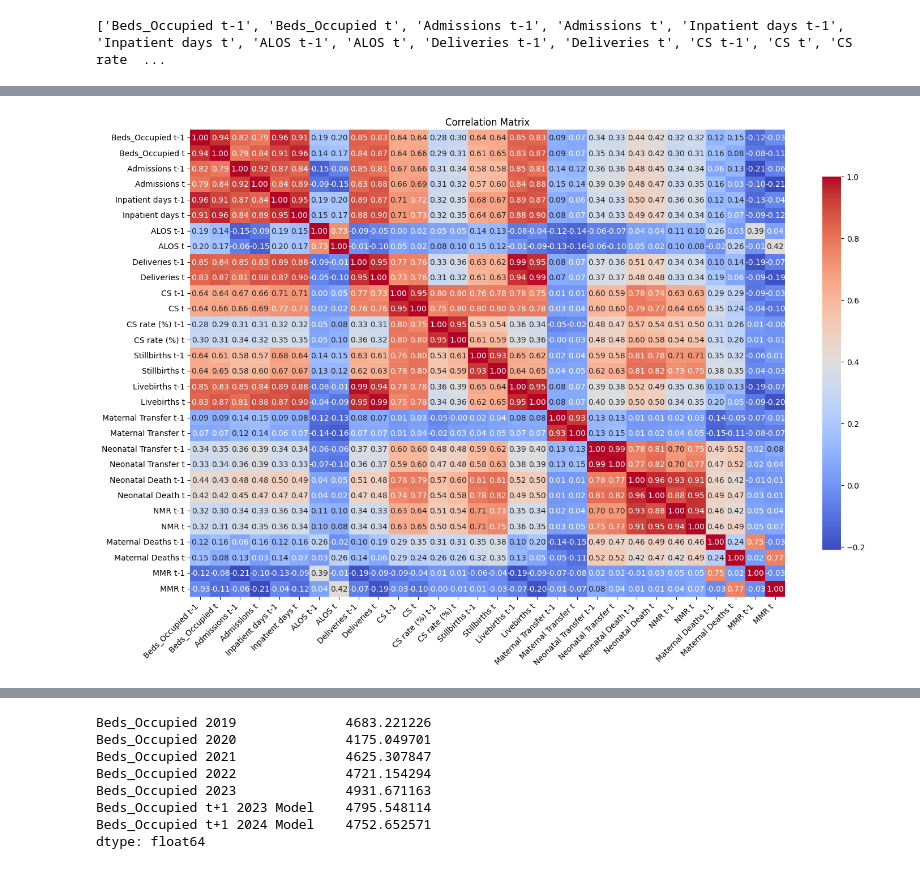
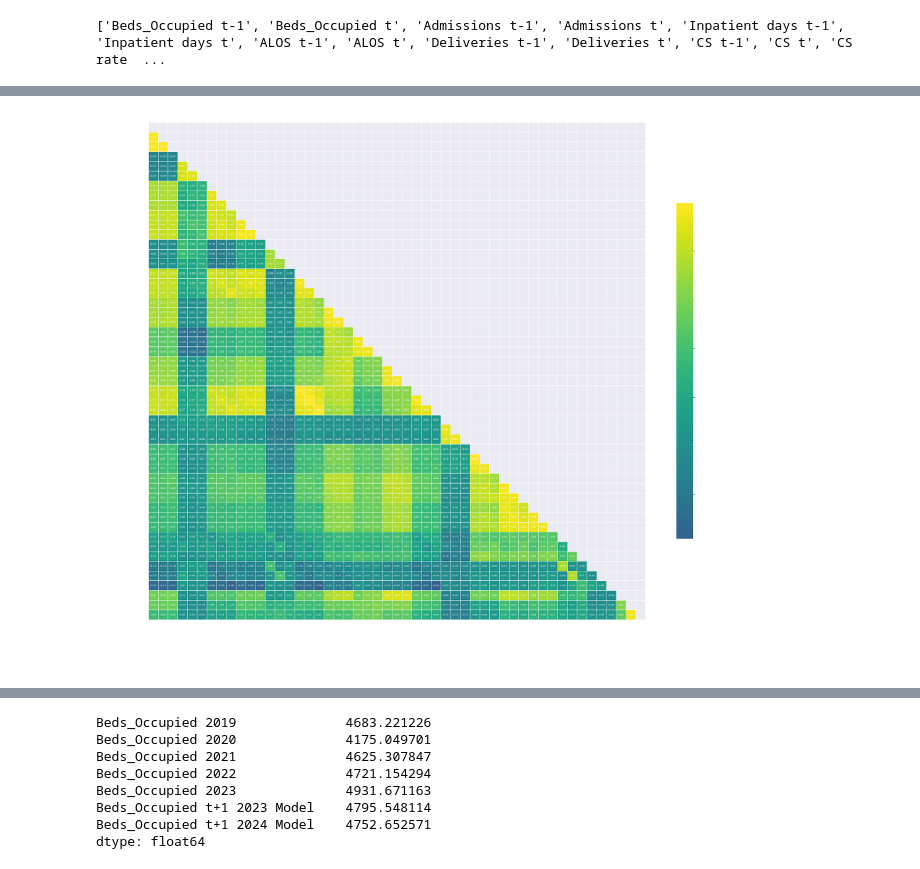
Before and after one commit to DhammaParrot/Uzbekistan, a Jupyter notebook: test_build.ipynb, the cells around one changed output, grey strips where cells are left out. Drawn from its saved outputs; the diff is of its cells as text; code cells hidden in the pictures.

```diff
--- a/test_build.ipynb
+++ b/test_build.ipynb
@@ -153,7 +154,7 @@ def transform_df_multi_prefix(df, prefixes):
     return combined_transformed_df
 
 # List of prefixes to transform
-prefixes = ["Beds_Occupied", "Admissions", "Inpatient days","ALOS","Deliveries","CS","CS rate (%)", "Stillbirths","Livebirths","Maternal Transfer","Neonatal Transfer", "Neonatal Death",
+prefixes = ["Beds", "BOR", "Admissions", "Inpatient days","ALOS","Deliveries","CS","CS rate (%)", "Stillbirths","Livebirths","Maternal Transfer","Neonatal Transfer", "Neonatal Death",
             "NMR","Maternal Deaths","MMR"]
 transformed_df = transform_df_multi_prefix(df, prefixes)
 
@@ -169,0 +171,8 @@ transformed_df.head()
+# %%
+# Assuming 'df' and 'transformed_df' are your existing DataFrames
+# And 'Population 2023', 'Building size (sqm)', 'sqm / Bed' are the columns you want to add to 'transformed_df'
+
+# Merge the DataFrames on 'Region' and 'Name'
+transformed_df=transformed_df.merge(df[['Region', 'Name', 'Population 2023', 'Building size (sqm)', 'sqm / Bed']],
+                                      on=['Region', 'Name'],
+                                      how='left')
@@ -227,26 +311,49 @@ for target in target_variables:
 # %%
 import seaborn as sns
 import matplotlib.pyplot as plt
+import numpy as np
 
 # List of variables for which to plot the correlation matrix
-variables = ['Beds_Occupied t-1', 'Beds_Occupied t', 'Admissions t-1', 'Admissions t', 'Inpatient days t-1', 'Inpatient days t', 'ALOS t-1', 'ALOS t', 'Deliveries t-1', 'Deliveries t', 'CS t-1', 'CS t', 'CS rate (%) t-1', 'CS rate (%) t', 'Stillbirths t-1', 'Stillbirths t', 'Livebirths t-1', 'Livebirths t', 'Maternal Transfer t-1', 'Maternal Transfer t', 'Neonatal Transfer t-1', 'Neonatal Transfer t', 'Neonatal Death t-1', 'Neonatal Death t', 'NMR t-1', 'NMR t', 'Maternal Deaths t-1', 'Maternal Deaths t', 'MMR t-1', 'MMR t']
+variables = ['Beds t-1', 'Beds t', 'Beds t+1', 'BOR t-1',
+       'BOR t', 'BOR t+1', 'Admissions t-1', 'Admissions t', 'Admissions t+1',
+       'Inpatient days t-1', 'Inpatient days t', 'Inpatient days t+1',
+       'ALOS t-1', 'ALOS t', 'ALOS t+1', 'Deliveries t-1', 'Deliveries t',
+       'Deliveries t+1', 'CS t-1', 'CS t', 'CS t+1', 'CS rate (%) t-1',
+       'CS rate (%) t', 'CS rate (%) t+1', 'Stillbirths t-1', 'Stillbirths t',
+       'Stillbirths t+1', 'Livebirths t-1', 'Livebirths t', 'Livebirths t+1',
+       'Maternal Transfer t-1', 'Maternal Transfer t', 'Maternal Transfer t+1',
+       'Neonatal Transfer t-1', 'Neonatal Transfer t', 'Neonatal Transfer t+1',
+       'Neonatal Death t-1', 'Neonatal Death t', 'Neonatal Death t+1',
+       'NMR t-1', 'NMR t', 'NMR t+1', 'Maternal Deaths t-1',
+       'Maternal Deaths t', 'Maternal Deaths t+1', 'MMR t-1', 'MMR t',
+       'MMR t+1', 'Population 2023', 'Building size (sqm)', 'sqm / Bed']
 
 # Compute the correlation matrix
 corr_matrix = transformed_df[variables].corr()
 
-# Set up the matplotlib figure
-plt.figure(figsize=(15, 10))
+# Set the background style of the plot
+sns.set_style('dark')  # Set the background to be dark
+plt.figure(figsize=(20, 20))
 
-# Generate a heatmap
-sns.heatmap(corr_matrix, annot=True, fmt=".2f", cmap="coolwarm", cbar_kws={"shrink": .8})
+# Mask for the upper triangle
+mask = np.triu(np.ones_like(corr_matrix, dtype=bool))
+
+# Generate a heatmap with 'viridis' colormap
+sns.heatmap(corr_matrix, mask=mask, cmap='viridis', center=0,
+            square=True, linewidths=.5, cbar_kws={"shrink": .5},
+            annot=True, fmt=".2f", annot_kws={"size": 6, "color": "white"})
 
 # Adjust the layout
-plt.xticks(rotation=45, ha="right")
-plt.yticks(rotation=0)
-plt.title("Correlation Matrix")
+plt.xticks(rotation=90, color='white')
+plt.yticks(rotation=0, color='white')
+plt.title("Correlation Matrix with Viridis Colormap", color='white')
 plt.tight_layout()
+
+# Change the color of the colorbar ticks
+cbar = plt.gcf().axes[-1]
+cbar.set_yticklabels(cbar.get_yticklabels(), color='white')
 
 # Show the plot
 plt.show()
 # %% [output]
-[figure, old version]
+[figure, new version]
```
Also changed, not shown: parts of 13 cells of this notebook, 6 other files.
